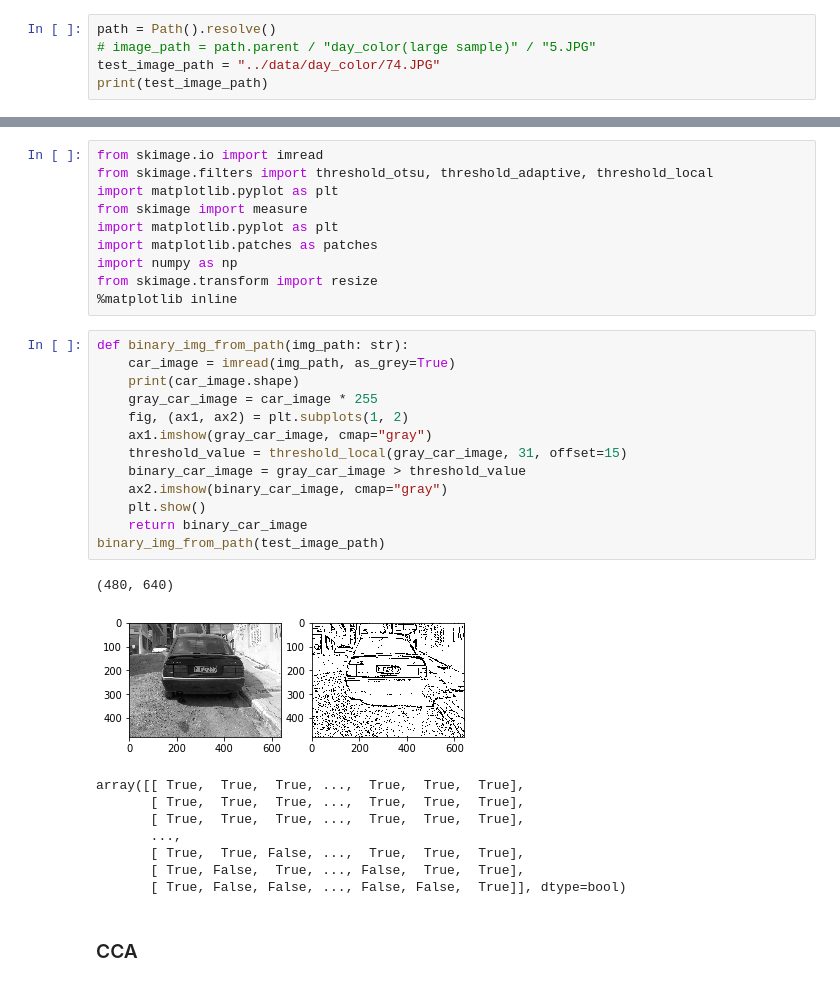
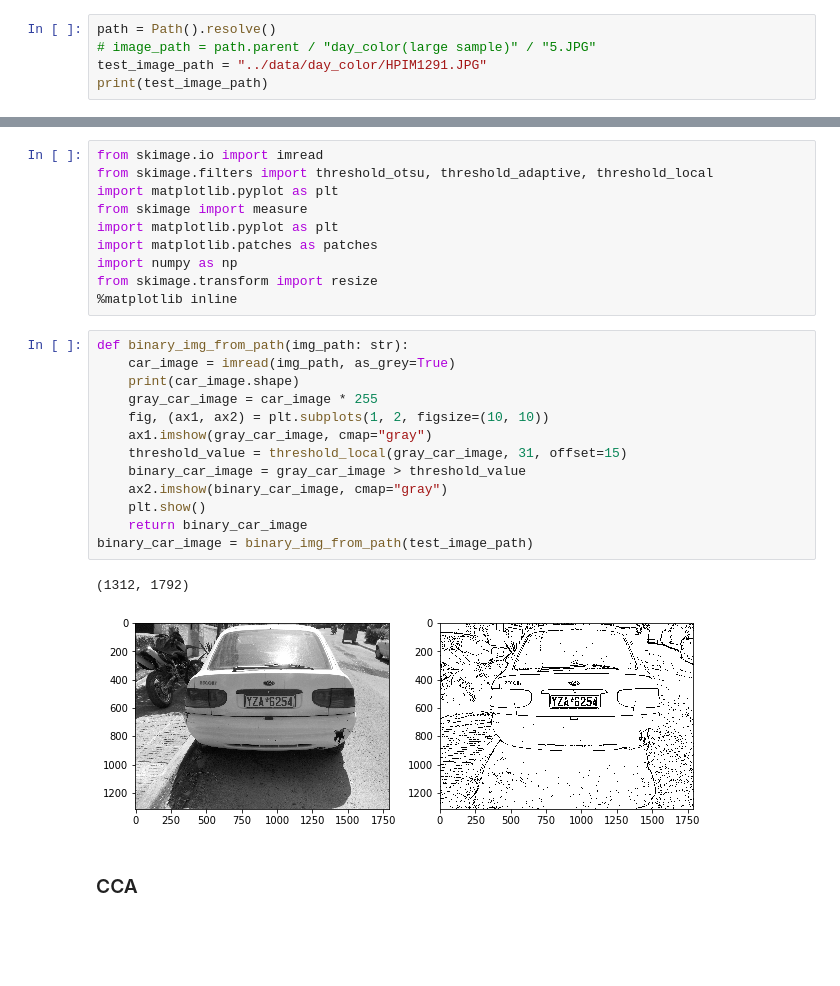
Before and after one commit to alcaster/Image-Processing-leaves-car_plates, a Jupyter notebook: source/Plate Recognition.ipynb, the cells around one changed output, grey strips where cells are left out. Cells and saved outputs as stored; diff of their text form; blank space fills up the shorter version.

```diff
--- a/source/Plate Recognition.ipynb
+++ b/source/Plate Recognition.ipynb
@@ -5,6 +26,6 @@ from PIL import Image
 # %%
 path = Path().resolve()
 # image_path = path.parent / "day_color(large sample)" / "5.JPG"
-test_image_path = "../data/day_color/74.JPG"
+test_image_path = "../data/day_color/HPIM1291.JPG"
 print(test_image_path)
 # %% [output]
@@ -40,26 +63,19 @@ from skimage.transform import resize
 # %%
 def binary_img_from_path(img_path: str):
     car_image = imread(img_path, as_grey=True)
     print(car_image.shape)
     gray_car_image = car_image * 255
-    fig, (ax1, ax2) = plt.subplots(1, 2)
+    fig, (ax1, ax2) = plt.subplots(1, 2, figsize=(10, 10))
     ax1.imshow(gray_car_image, cmap="gray")
     threshold_value = threshold_local(gray_car_image, 31, offset=15)
     binary_car_image = gray_car_image > threshold_value
     ax2.imshow(binary_car_image, cmap="gray")
     plt.show()
     return binary_car_image
-binary_img_from_path(test_image_path)
+binary_car_image = binary_img_from_path(test_image_path)
 # %% [output]
-(480, 640)
+(1312, 1792)
-[figure, old version]
+[figure, new version]
-array([[ True,  True,  True, ...,  True,  True,  True],
-       [ True,  True,  True, ...,  True,  True,  True],
-       [ True,  True,  True, ...,  True,  True,  True],
-       ...,
-       [ True,  True, False, ...,  True,  True,  True],
-       [ True, False,  True, ..., False,  True,  True],
-       [ True, False, False, ..., False, False,  True]], dtype=bool)
 # %% [markdown]
 ### CCA
 # %%
```
Also changed, not shown: parts of 9 cells of this notebook.
